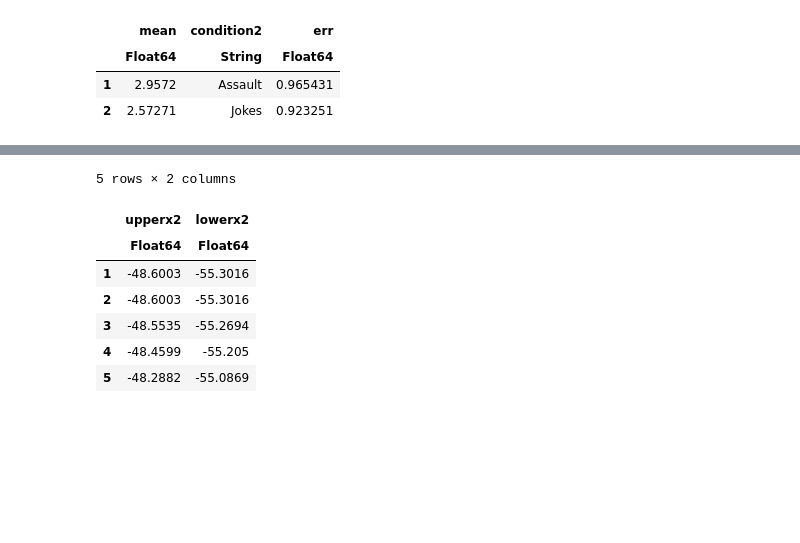
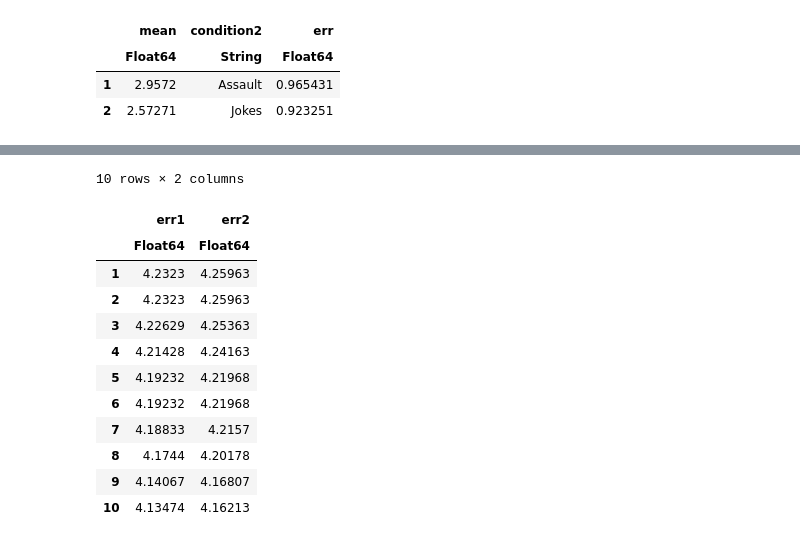
Before and after one commit to mattcingram/rep1_julia, a Jupyter notebook: code/rep1_julia.ipynb, the cells around one changed output, grey strips where cells are left out. Cells and saved outputs as stored; diff of their text form; code cells hidden in the pictures; blank space fills up the shorter version.

```diff
--- a/code/rep1_julia.ipynb
+++ b/code/rep1_julia.ipynb
@@ -1685,5 +1672,4 @@ condition2: Assault & pre_sexism   13.1697      1.26739    10.39    <1e-24   10.
 # %%
-m5  = lm(@formula(perchange_favorability ~ condition2 + pre_sexism + condition2*pre_sexism), df1)
 # put the in dataframe and add other vars
 intdf = DataFrame()
 intdf[:MVZ] = MVZ
@@ -1698,16 +1684,17 @@ mm = modelmatrix(ModelFrame(@formula(perchange_favorability ~ condition2 + pre_s
 # to get model matrix, need to call mm.m
 # to see object properties, use propertynames(mm)
 #var-cov matrix is:
-varcovm5 = cov(mm)
+varcovm5 = vcov(m5)
 # if used ModelMatrix instead of modelmatrix, change this to:
-# cov(mm.m)
+# vcov(mm.m)
+# notice that cov() from Statistics package does not return same thing as vcov from StatsModels pkg
 #varcovm5
-intdf[:varb1] = varcovm5[1,1]
-intdf[:varb2] = varcovm5[2,2]
-intdf[:varb4] = varcovm5[4,4]
-intdf[:varb5] = varcovm5[5,5]
-intdf[:covb1b4] =  varcovm5[1,4]
-intdf[:covb2b5] =  varcovm5[2,5]
+intdf[:varb1] = varcovm5[2,2]
+intdf[:varb2] = varcovm5[3,3]
+intdf[:varb4] = varcovm5[5,5]
+intdf[:varb5] = varcovm5[6,6]
+intdf[:covb1b4] =  varcovm5[2,5]
+intdf[:covb2b5] =  varcovm5[3,6]
 intdf
 # %% [output]
 500 rows × 11 columns (omitted printing of 2 columns)
@@ -1731,23 +1718,30 @@ intdf
 | ⋮ | ⋮ | ⋮ | ⋮ | ⋮ | ⋮ | ⋮ | ⋮ | ⋮ | ⋮ |
 # %%
-intdf[:conbx1]=intdf.b1+(intdf.b4.*intdf.MVZ) # remember decimal ahead of * for element-wise operation on array
-intdf[:consx1]=(intdf.varb1+(intdf.varb4.*(intdf.MVZ.^2))+ (2 .*intdf.covb1b4.*intdf.MVZ)).^.5 #
-intdf[:err1]=1.96.*intdf.consx1
+# conditional effect for condition=jokes
+intdf[:conbx1]=intdf.b1+(intdf.b4 .* intdf.MVZ) # remember decimal ahead of * for element-wise operation on array
+intdf[:consx1]=(intdf.varb1 + (intdf.varb4.*(intdf.MVZ.^2)) + (2 .* intdf.covb1b4 .* intdf.MVZ)).^(.5) #
+intdf[:err1]=1.96*intdf.consx1
 intdf[:upperx1]=intdf.conbx1+intdf.err1
 intdf[:lowerx1]=intdf.conbx1-intdf.err1 #
 
-intdf[:conbx2]=intdf.b2+(intdf.b5.*intdf.MVZ)
-intdf[:consx2]=(intdf.varb2+(intdf.varb5.*(intdf.MVZ.^2))+ (2 .*intdf.covb2b5.*intdf.MVZ)).^.5 #
-intdf[:err2]=1.96.*intdf.consx2
+# conditional effect for condition=assasult
+intdf[:conbx2]=intdf.b2+(intdf.b5 .* intdf.MVZ)
+intdf[:consx2]=(intdf.varb2 +(intdf.varb5.*(intdf.MVZ.^2)) + (2 .*intdf.covb2b5.*intdf.MVZ)).^(.5) #
+intdf[:err2]=1.96*intdf.consx2
 intdf[:upperx2]=intdf.conbx2+intdf.err2
 intdf[:lowerx2]=intdf.conbx2-intdf.err2 #
-intdf[1:5,20:21]
+intdf[1:10, [14,19]]
 # %% [output]
-5 rows × 2 columns
+10 rows × 2 columns
-|  | upperx2 | lowerx2 |
+|  | err1 | err2 |
 |  | Float64 | Float64 |
-| 1 | -48.6003 | -55.3016 |
-| 2 | -48.6003 | -55.3016 |
-| 3 | -48.5535 | -55.2694 |
-| 4 | -48.4599 | -55.205 |
-| 5 | -48.2882 | -55.0869 |
+| 1 | 4.2323 | 4.25963 |
+| 2 | 4.2323 | 4.25963 |
+| 3 | 4.22629 | 4.25363 |
+| 4 | 4.21428 | 4.24163 |
+| 5 | 4.19232 | 4.21968 |
+| 6 | 4.19232 | 4.21968 |
+| 7 | 4.18833 | 4.2157 |
+| 8 | 4.1744 | 4.20178 |
+| 9 | 4.14067 | 4.16807 |
+| 10 | 4.13474 | 4.16213 |
```
Also changed, not shown: parts of 28 cells of this notebook.
